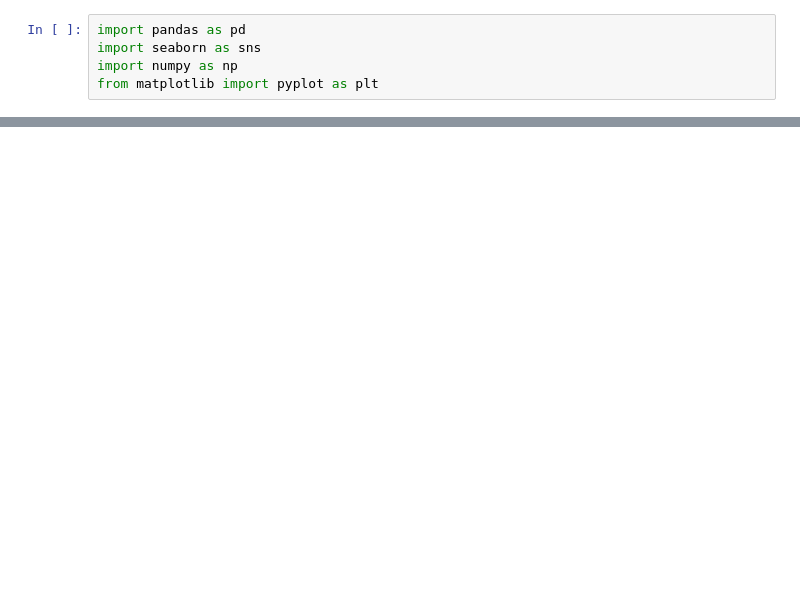
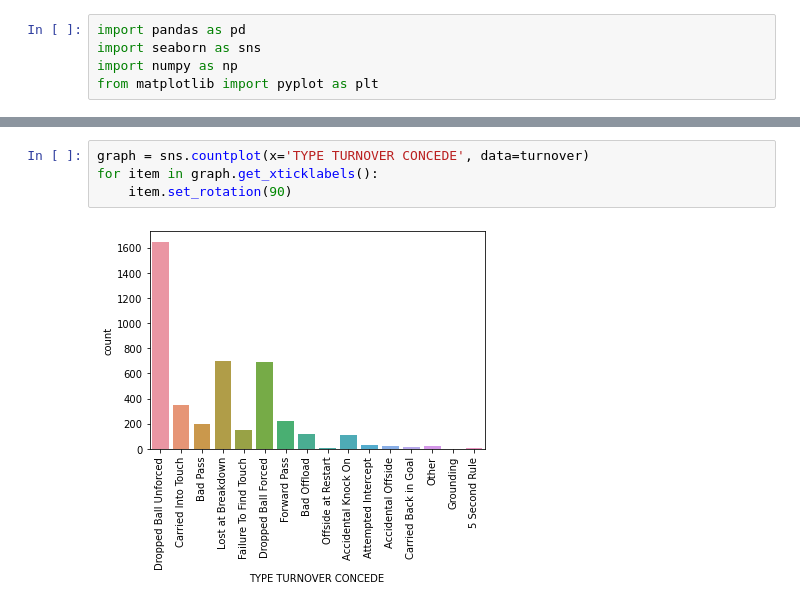
Before and after one commit to UCDPAIanSheridan/UCDPA_IanSheridan, a Jupyter notebook: MyProject.ipynb, the cells around one changed output, grey strips where cells are left out. Drawn from its saved outputs; the diff is of its cells as text; blank space fills up the shorter version.

```diff
--- a/MyProject.ipynb
+++ b/MyProject.ipynb
@@ -64,0 +140,6 @@ turnovers.describe()
+# %%
+graph = sns.countplot(x='TYPE TURNOVER CONCEDE', data=turnover)
+for item in graph.get_xticklabels():
+    item.set_rotation(90)
+# %% [output]
+[figure, added]
```
Also changed, not shown: parts of 20 cells of this notebook.
